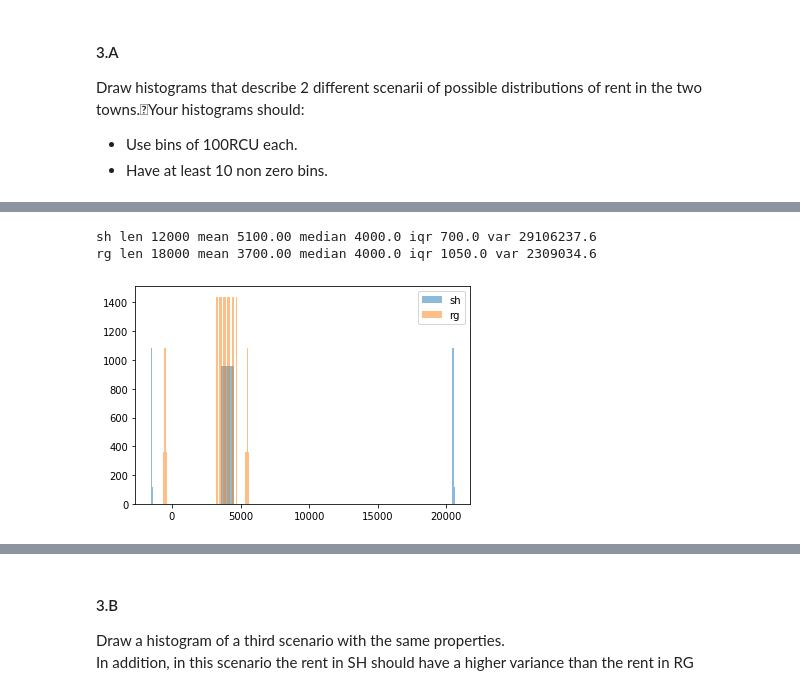
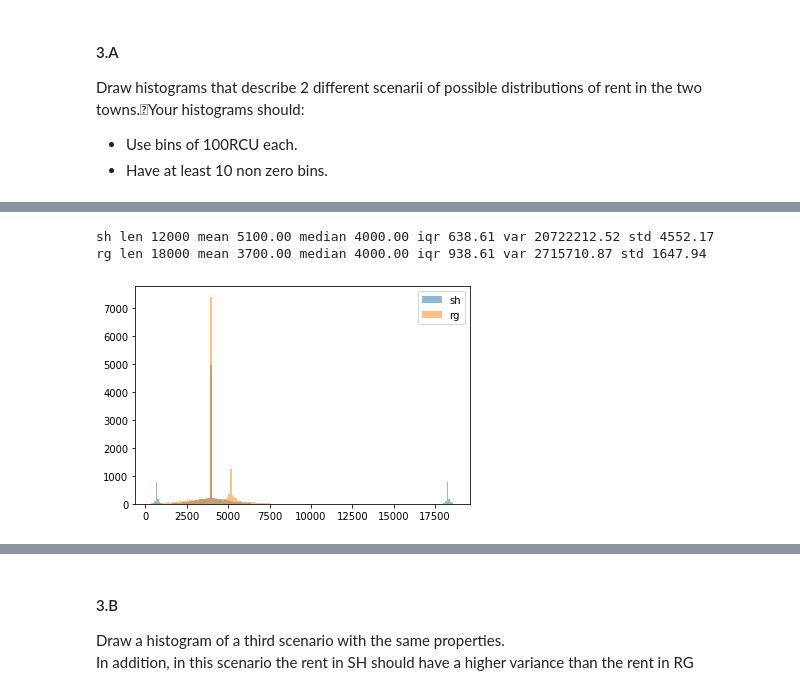
Before and after one commit to ihadanny/stat3620, a Jupyter notebook: HW1_034537969_322156159.ipynb, the cells around one changed output, grey strips where cells are left out. Cells and saved outputs as stored; diff of their text form; code cells hidden in the pictures.

```diff
--- a/HW1_034537969_322156159.ipynb
+++ b/HW1_034537969_322156159.ipynb
@@ -154,6 +154,9 @@ def print_stats(x, name):
 # %%
-def uniform(median, width, n):
-    x = np.arange(median-width/2, median+width/2, width/10)
-    offset = median - np.median(x)
+import matplotlib.pyplot as plt
+def normal_with_pointy_head(median, width, n):
+    x = np.random.normal(median, width, n//2)
+    offset = median - np.mean(x)
     x += offset
-    return np.repeat(x, int(n/10))
+    return np.concatenate([x, np.array([median]*(n//2))])
+plt.hist(normal_with_pointy_head(1000, 100, 2000), bins=20)
+plt.show()
@@ -160,15 +170,13 @@ def uniform(median, width, n):
 # %%
-def fix_mean(x, desired_mean, desired_n, alpha=1.5):
-    #des_mean*des_n = cur_mean*cur_n + lump_n*(median+a) + lump_n*(median+b)
-    #(des_mean*des_n - cur_mean*cur_n)/lump_n - 2*median = a+b
+def change_mean_while_keeping_median(x, desired_mean, desired_n, alpha=1.5):
     current_mean = np.mean(x)
     current_median = np.median(x)
     current_n = len(x)
     lump_n = (desired_n - current_n) // 2
     s = (desired_mean*desired_n - current_mean*current_n)/lump_n - 2*current_median
     a, b = alpha*s, (1-alpha)*s
-    a_lump = uniform(a+current_median, lump_n/10, lump_n)
-    b_lump = uniform(b+current_median, lump_n/10, lump_n)
+    a_lump = normal_with_pointy_head(a+current_median, lump_n/10, lump_n)
+    b_lump = normal_with_pointy_head(b+current_median, lump_n/10, lump_n)
     return np.append(np.append(x, a_lump), b_lump)
 # %%
 import matplotlib.pyplot as plt
@@ -182,17 +190,17 @@ def plot_them(sh, rg):
     plt.show()
 # %%
 def do_it(main_lump=0.8, alpha_sh=1.5, alpha_rg=1.5):
-    sh = uniform(4000, 1000, int(12000*main_lump))
-    rg = uniform(4000, 1500, int(18000*main_lump))
+    sh = normal_with_pointy_head(4000, 1000, int(12000*main_lump))
+    rg = normal_with_pointy_head(4000, 1500, int(18000*main_lump))
 
-    sh = fix_mean(sh, 5100, 12000, alpha=alpha_sh)
-    rg = fix_mean(rg, 3700, 18000, alpha=alpha_rg)
+    sh = change_mean_while_keeping_median(sh, 5100, 12000, alpha=alpha_sh)
+    rg = change_mean_while_keeping_median(rg, 3700, 18000, alpha=alpha_rg)
     print_stats(sh, "sh")
     print_stats(rg, "rg")
     plot_them(sh, rg)
 # %%
-do_it(main_lump=0.8)
+do_it(main_lump=0.8, alpha_sh=1.3, alpha_rg=1.4)
 # %% [output]
-sh len 12000 mean 5100.00 median 4000.0 iqr 700.0 var 29106237.6
-rg len 18000 mean 3700.00 median 4000.0 iqr 1050.0 var 2309034.6
+sh len 12000 mean 5100.00 median 4000.00 iqr 638.61 var 20722212.52 std 4552.17
+rg len 18000 mean 3700.00 median 4000.00 iqr 938.61 var 2715710.87 std 1647.94
-[figure, old version]
+[figure, new version]
```
Also changed, not shown: parts of 9 cells of this notebook.
